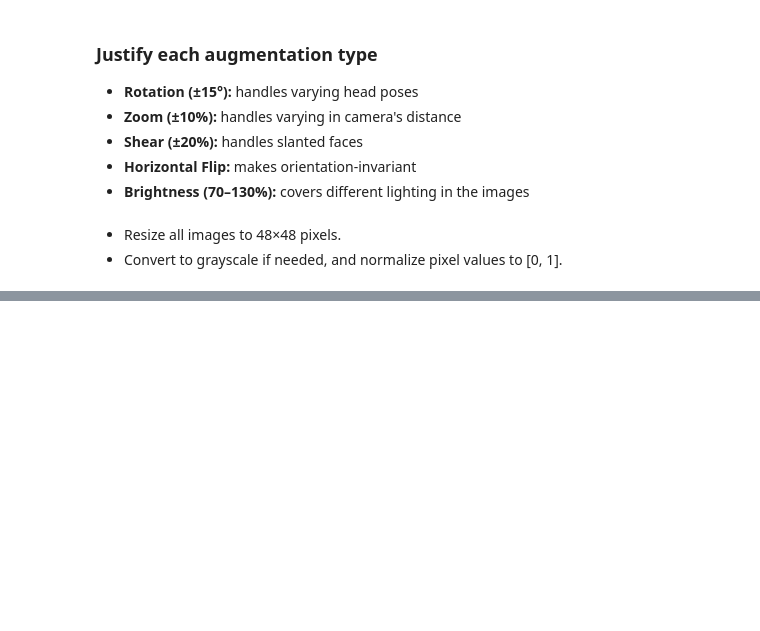
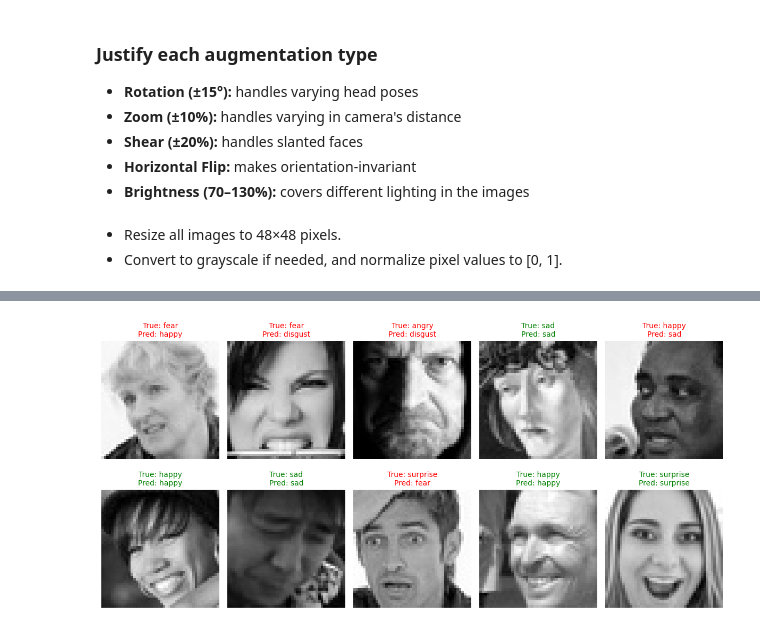
Before and after one commit to Ghaida-232/Task3, a Jupyter notebook: Training_task3.ipynb, the cells around one changed output, grey strips where cells are left out. Saved outputs shown, nothing was run; the diff lists cells and outputs as text; code cells hidden in the pictures; blank space fills up the shorter version.

```diff
--- a/Training_task3.ipynb
+++ b/Training_task3.ipynb
@@ -461,0 +716,46 @@ plt.show()
+# %%
+from tensorflow.keras.preprocessing.image import load_img, img_to_array
+
+
+filepaths = test_generator.filepaths
+y_true    = test_generator.classes
+labels    = list(test_generator.class_indices.keys())
+
+correct_idx   = np.where(y_pred == y_true)[0]
+incorrect_idx = np.where(y_pred != y_true)[0]
+
+
+np.random.seed(42)
+sel_correct   = np.random.choice(correct_idx,   size=min(5, len(correct_idx)),   replace=False)
+sel_incorrect = np.random.choice(incorrect_idx, size=min(5, len(incorrect_idx)), replace=False)
+sel_idx = np.concatenate([sel_correct, sel_incorrect])
+np.random.shuffle(sel_idx)
+
+
+plt.figure(figsize=(12, 6))
+for i, idx in enumerate(sel_idx):
+    img = load_img(
+        filepaths[idx],
+        color_mode='grayscale',
+        target_size=(48, 48)
+    )
+    arr = img_to_array(img) / 255.0
+
+    # Get the actual and predicted labels
+    actual = labels[y_true[idx]]
+    pred   = labels[y_pred[idx]]
+
+    # Plot
+    ax = plt.subplot(2, 5, i + 1)
+    plt.imshow(arr.squeeze(), cmap='gray')
+    plt.title(
+        f"True: {actual}\nPred: {pred}",
+        color=('green' if actual == pred else 'red'),
+        fontsize=10
+    )
+    plt.axis('off')
+
+plt.tight_layout()
+plt.show()
+# %% [output]
+[figure, added]
```
Also changed, not shown: parts of 25 cells of this notebook.
